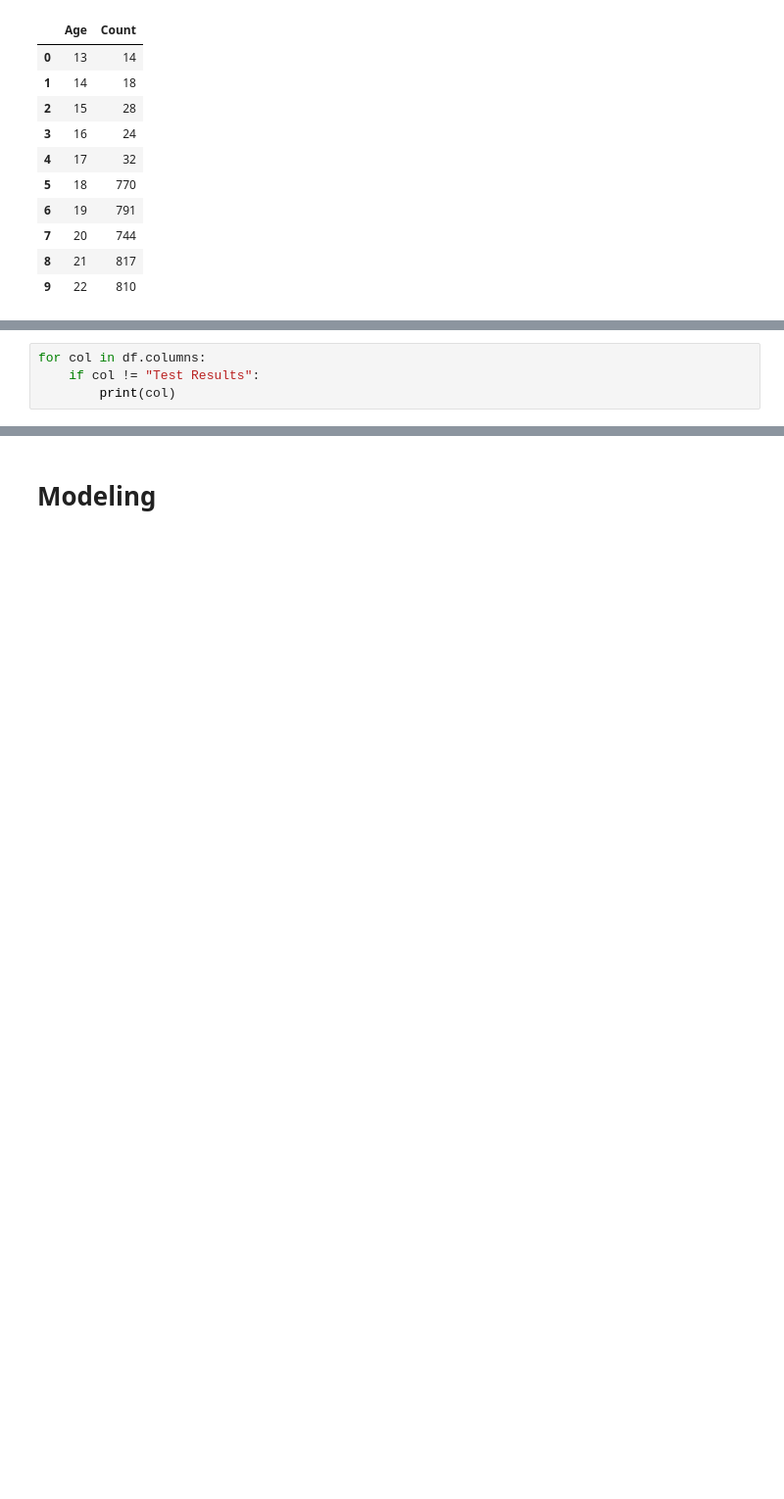
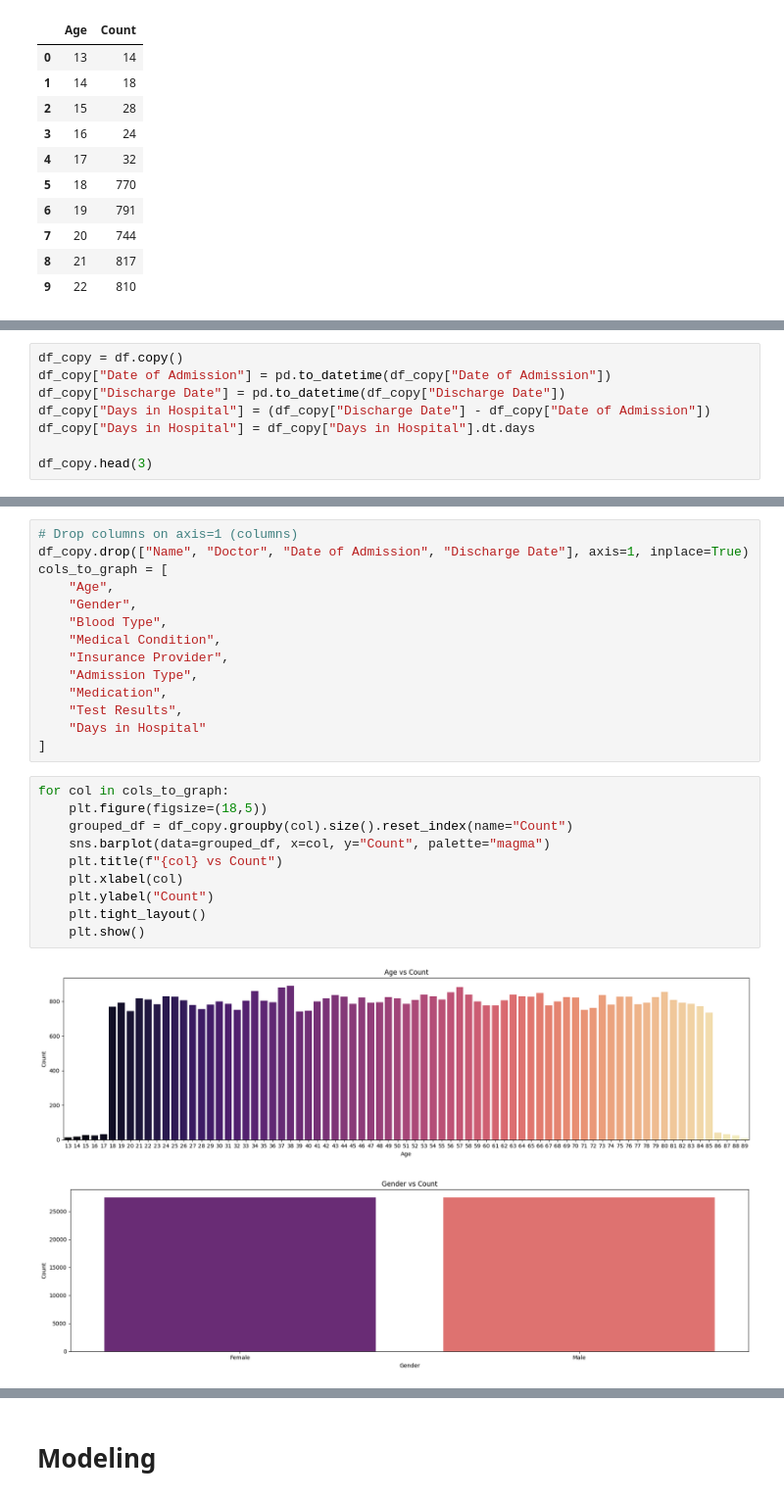
Before and after one commit to johne18/ml_learnings, a Jupyter notebook: [3] healthcare-dataset.ipynb, the cells around one changed output, grey strips where cells are left out. Shown at 98% size. Drawn from its saved outputs; the diff is of its cells as text; blank space fills up the shorter version.

```diff
--- a/[3] healthcare-dataset.ipynb
+++ b/[3] healthcare-dataset.ipynb
@@ -153,4 +117,0 @@ show_plot()
-# %%
-for col in df.columns:
-    if col != "Test Results":
-        print(col)
@@ -171,0 +144,8 @@ Medication
+# %%
+df_copy = df.copy()
+df_copy["Date of Admission"] = pd.to_datetime(df_copy["Date of Admission"])
+df_copy["Discharge Date"] = pd.to_datetime(df_copy["Discharge Date"])
+df_copy["Days in Hospital"] = (df_copy["Discharge Date"] - df_copy["Date of Admission"])
+df_copy["Days in Hospital"] = df_copy["Days in Hospital"].dt.days
+
+df_copy.head(3)
@@ -171,0 +157,27 @@ Medication
+# %%
+# Drop columns on axis=1 (columns)
+df_copy.drop(["Name", "Doctor", "Date of Admission", "Discharge Date"], axis=1, inplace=True)
+cols_to_graph = [
+    "Age",
+    "Gender",
+    "Blood Type",
+    "Medical Condition",
+    "Insurance Provider",
+    "Admission Type",
+    "Medication",
+    "Test Results",
+    "Days in Hospital"
+]
+# %%
+for col in cols_to_graph:
+    plt.figure(figsize=(18,5))
+    grouped_df = df_copy.groupby(col).size().reset_index(name="Count")
+    sns.barplot(data=grouped_df, x=col, y="Count", palette="magma")
+    plt.title(f"{col} vs Count")
+    plt.xlabel(col)
+    plt.ylabel("Count")
+    plt.tight_layout()
+    plt.show()
+# %% [output]
+[figure, added]
+[figure, added]
```
Also changed, not shown: parts of 13 cells of this notebook.
